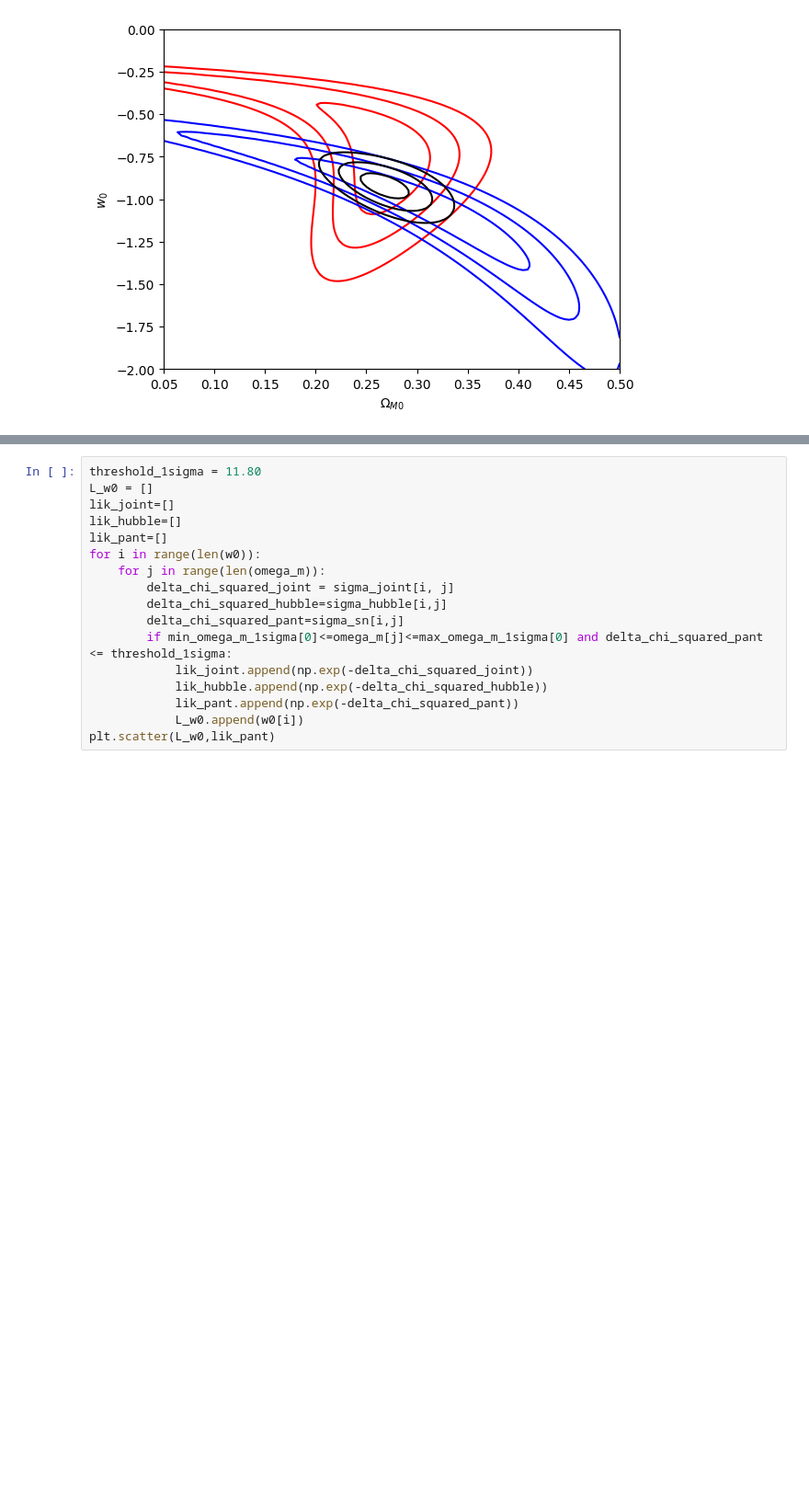
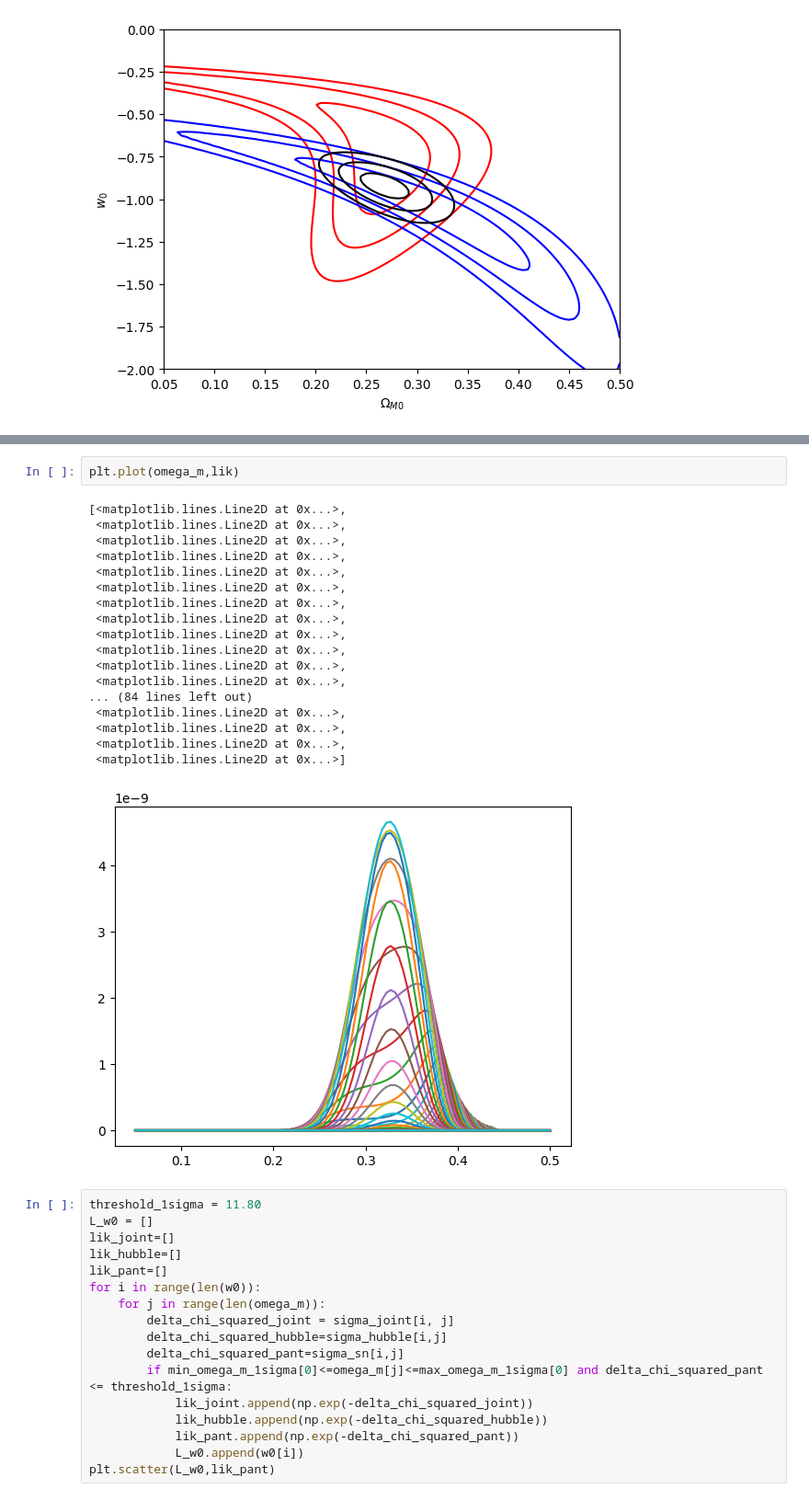
Before and after one commit to Parracho/IE, a Jupyter notebook: Project/Code/paper.ipynb, the cells around one changed output, grey strips where cells are left out. Shown at 92% size. Drawn from its saved outputs; the diff is of its cells as text; blank space fills up the shorter version.

```diff
--- a/Project/Code/paper.ipynb
+++ b/Project/Code/paper.ipynb
@@ -320,3 +355,24 @@ Text(0, 0.5, '$w_0$')
+# %%
+plt.plot(omega_m,lik)
+# %% [output]
+[<matplotlib.lines.Line2D at 0x...>,
+ <matplotlib.lines.Line2D at 0x...>,
+ <matplotlib.lines.Line2D at 0x...>,
+ <matplotlib.lines.Line2D at 0x...>,
+ <matplotlib.lines.Line2D at 0x...>,
+ <matplotlib.lines.Line2D at 0x...>,
+ <matplotlib.lines.Line2D at 0x...>,
+ <matplotlib.lines.Line2D at 0x...>,
+ <matplotlib.lines.Line2D at 0x...>,
+ <matplotlib.lines.Line2D at 0x...>,
+ <matplotlib.lines.Line2D at 0x...>,
+ <matplotlib.lines.Line2D at 0x...>,
+... (84 lines left out)
+ <matplotlib.lines.Line2D at 0x...>,
+ <matplotlib.lines.Line2D at 0x...>,
+ <matplotlib.lines.Line2D at 0x...>,
+ <matplotlib.lines.Line2D at 0x...>]
+[figure, added]
 # %%
 threshold_1sigma = 11.80
 L_w0 = []
```
Also changed, not shown: parts of 5 cells of this notebook, 3 other files.
